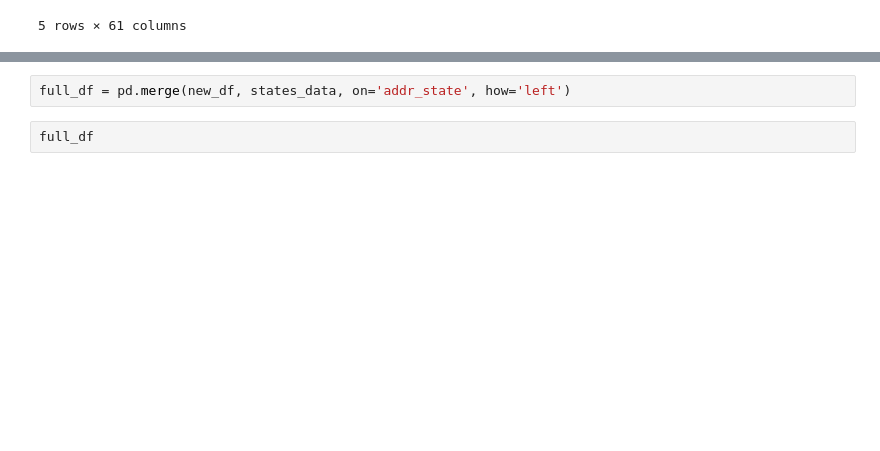
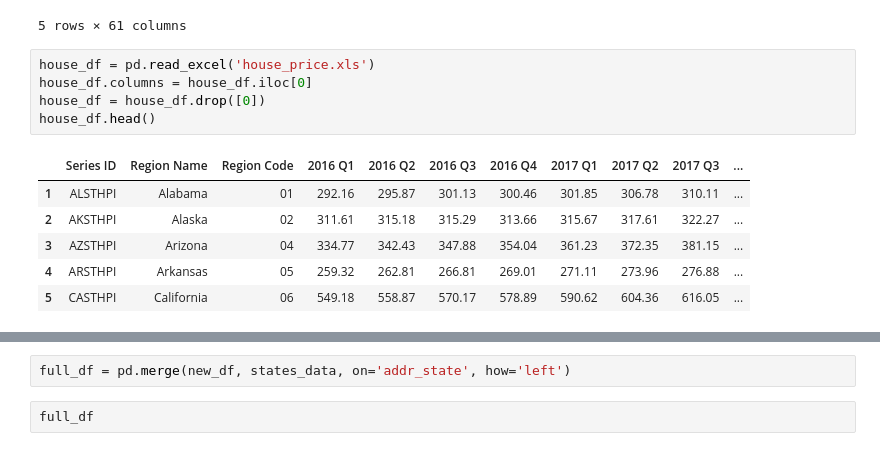
Before and after one commit to finnqiao/lendingclub_states, a Jupyter notebook: lendingclub_states.ipynb, the cells around one changed output, grey strips where cells are left out. Cells and saved outputs as stored; diff of their text form; blank space fills up the shorter version.

```diff
--- a/lendingclub_states.ipynb
+++ b/lendingclub_states.ipynb
@@ -411,3 +453,15 @@ states_data.head()
 | New York | 19,849,399 | 19,378,110 | 2.4% | 19,378,102 | ... |
 | West Virginia | 1,815,857 | 1,853,006 | -2.0% | 1,852,994 | ... |
 5 rows × 61 columns
+# %%
+house_df = pd.read_excel('house_price.xls')
+house_df.columns = house_df.iloc[0]
+house_df = house_df.drop([0])
+house_df.head()
+# %% [output]
+|  | Series ID | Region Name | Region Code | 2016 Q1 | 2016 Q2 | 2016 Q3 | 2016 Q4 | 2017 Q1 | 2017 Q2 | 2017 Q3 | ... |
+| 1 | ALSTHPI | Alabama | 01 | 292.16 | 295.87 | 301.13 | 300.46 | 301.85 | 306.78 | 310.11 | ... |
+| 2 | AKSTHPI | Alaska | 02 | 311.61 | 315.18 | 315.29 | 313.66 | 315.67 | 317.61 | 322.27 | ... |
+| 3 | AZSTHPI | Arizona | 04 | 334.77 | 342.43 | 347.88 | 354.04 | 361.23 | 372.35 | 381.15 | ... |
+| 4 | ARSTHPI | Arkansas | 05 | 259.32 | 262.81 | 266.81 | 269.01 | 271.11 | 273.96 | 276.88 | ... |
+| 5 | CASTHPI | California | 06 | 549.18 | 558.87 | 570.17 | 578.89 | 590.62 | 604.36 | 616.05 | ... |
```
Also changed, not shown: parts of 20 cells of this notebook, 1 other file.
